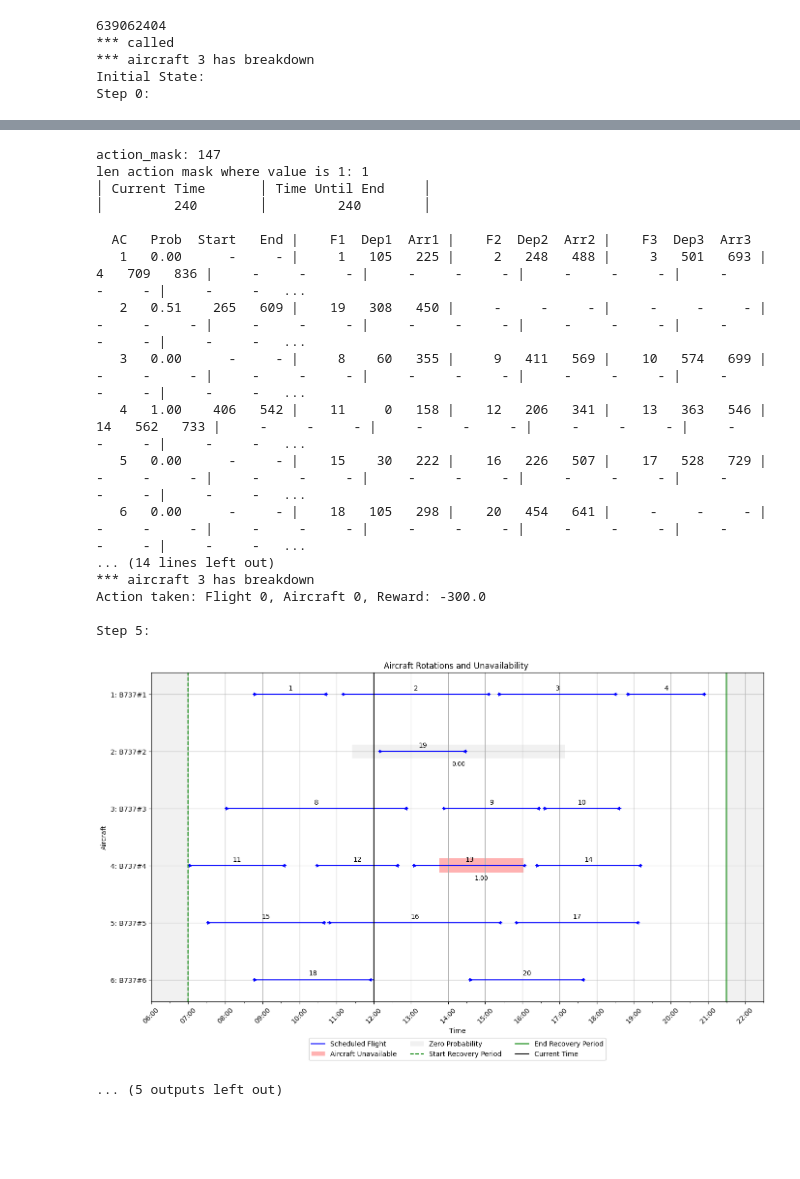
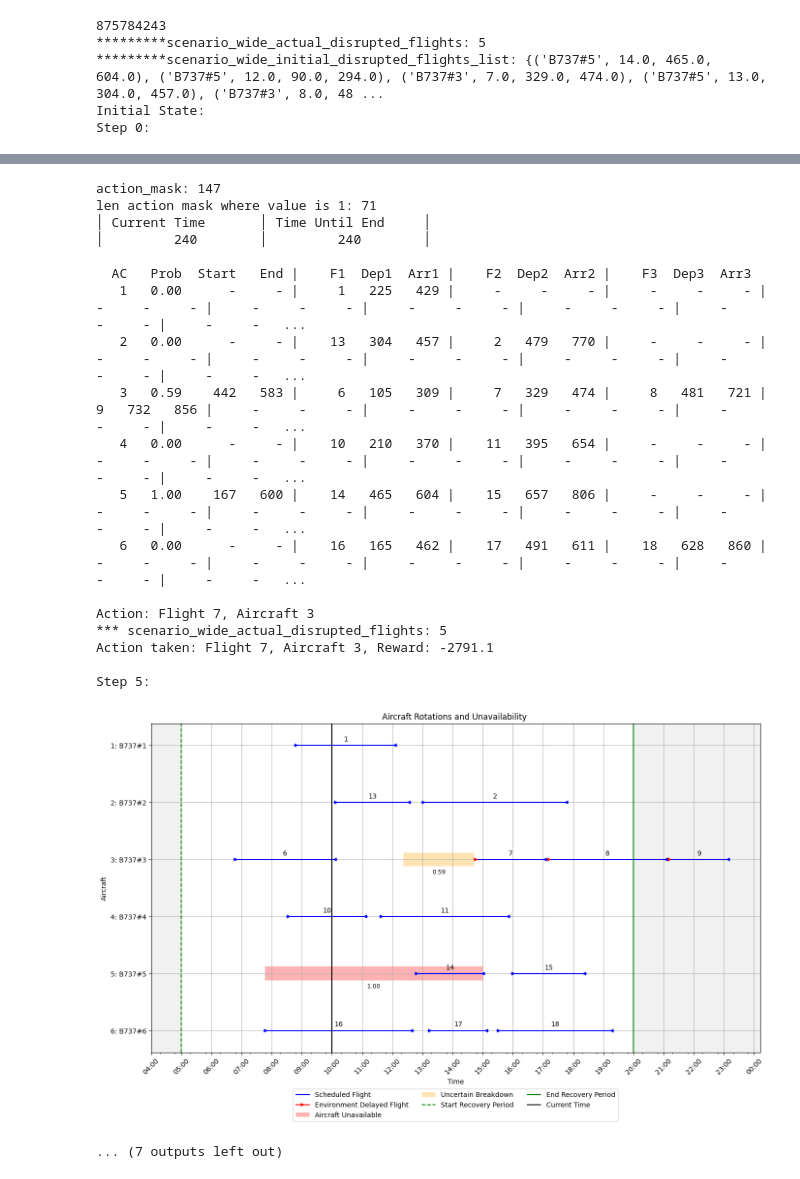
Before and after one commit to elisabethoost/msc-thesis-drl-adm, a Jupyter notebook: notebooks/inference_random.ipynb, the cells around one changed output, grey strips where cells are left out. Saved outputs shown, nothing was run; the diff lists cells and outputs as text; code cells hidden in the pictures; blank space fills up the shorter version.

Commit message:
storing actual number of affected flights

```diff
--- a/notebooks/inference_random.ipynb
+++ b/notebooks/inference_random.ipynb
@@ -159,7 +159,7 @@ def run_random_agent(scenario_folder):
 
 
 
-SCENARIO_FOLDER = "../data/Training/6ac-700-diverse/mixed_medium_Scenario_001"
+SCENARIO_FOLDER = "../data/Training/6ac-700-diverse/mixed_medium_Scenario_005"
 
 # Verify folder exists
 if not os.path.exists(SCENARIO_FOLDER):
@@ -168,8 +168,8 @@ if not os.path.exists(SCENARIO_FOLDER):
 # Run the random agent
 run_random_agent(SCENARIO_FOLDER)
 # %% [output]
-639062404
-*** called
-*** aircraft 3 has breakdown
+875784243
+*********scenario_wide_actual_disrupted_flights: 5
+*********scenario_wide_initial_disrupted_flights_list: {('B737#5', 14.0, 465.0, 604.0), ('B737#5', 12.0, 90.0, 294.0), ('B737#3', 7.0, 329.0, 474.0), ('B737#5', 13.0, 304.0, 457.0), ('B737#3', 8.0, 48 ...
 Initial State:
 Step 0:
@@ -249,19 +253,20 @@ Step 4:
 action_mask: 147
-len action mask where value is 1: 1
+len action mask where value is 1: 71
 │ Current Time       │ Time Until End     │
 │         240        │         240        │
 
   AC   Prob  Start   End |    F1  Dep1  Arr1 |    F2  Dep2  Arr2 |    F3  Dep3  Arr3
-   1   0.00      -     - |     1   105   225 |     2   248   488 |     3   501   693 |     4   709   836 |     -     -     - |     -     -     - |     -     -     - |     -     -     - |     -     -   ...
-   2   0.51    265   609 |    19   308   450 |     -     -     - |     -     -     - |     -     -     - |     -     -     - |     -     -     - |     -     -     - |     -     -     - |     -     -   ...
-   3   0.00      -     - |     8    60   355 |     9   411   569 |    10   574   699 |     -     -     - |     -     -     - |     -     -     - |     -     -     - |     -     -     - |     -     -   ...
-   4   1.00    406   542 |    11     0   158 |    12   206   341 |    13   363   546 |    14   562   733 |     -     -     - |     -     -     - |     -     -     - |     -     -     - |     -     -   ...
-   5   0.00      -     - |    15    30   222 |    16   226   507 |    17   528   729 |     -     -     - |     -     -     - |     -     -     - |     -     -     - |     -     -     - |     -     -   ...
-   6   0.00      -     - |    18   105   298 |    20   454   641 |     -     -     - |     -     -     - |     -     -     - |     -     -     - |     -     -     - |     -     -     - |     -     -   ...
-... (14 lines left out)
-*** aircraft 3 has breakdown
-Action taken: Flight 0, Aircraft 0, Reward: -300.0
+   1   0.00      -     - |     1   225   429 |     -     -     - |     -     -     - |     -     -     - |     -     -     - |     -     -     - |     -     -     - |     -     -     - |     -     -   ...
+   2   0.00      -     - |    13   304   457 |     2   479   770 |     -     -     - |     -     -     - |     -     -     - |     -     -     - |     -     -     - |     -     -     - |     -     -   ...
+   3   0.59    442   583 |     6   105   309 |     7   329   474 |     8   481   721 |     9   732   856 |     -     -     - |     -     -     - |     -     -     - |     -     -     - |     -     -   ...
+   4   0.00      -     - |    10   210   370 |    11   395   654 |     -     -     - |     -     -     - |     -     -     - |     -     -     - |     -     -     - |     -     -     - |     -     -   ...
+   5   1.00    167   600 |    14   465   604 |    15   657   806 |     -     -     - |     -     -     - |     -     -     - |     -     -     - |     -     -     - |     -     -     - |     -     -   ...
+   6   0.00      -     - |    16   165   462 |    17   491   611 |    18   628   860 |     -     -     - |     -     -     - |     -     -     - |     -     -     - |     -     -     - |     -     -   ...
+
+Action: Flight 7, Aircraft 3
+*** scenario_wide_actual_disrupted_flights: 5
+Action taken: Flight 7, Aircraft 3, Reward: -2791.1
 
 Step 5:
-[figure, old version]
+[figure, new version]
-... (5 outputs left out)
+... (7 outputs left out)
```
Also changed, not shown: parts of 1 cell of this notebook, 1 other file.
